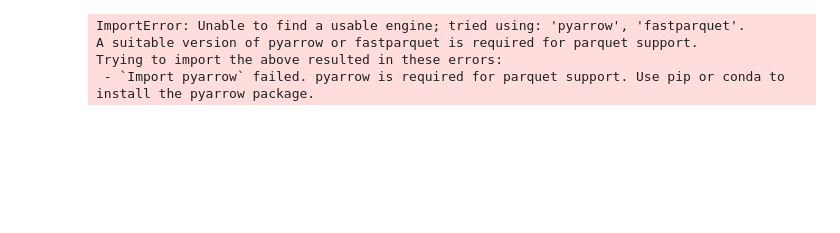
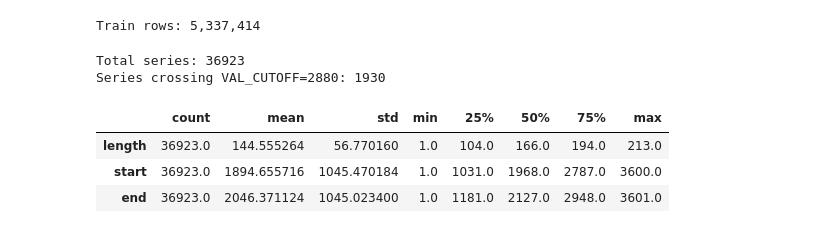
Before and after one commit to kaushalnandaniya/HedgeFund_TimeSeriesForcasting, a Jupyter notebook: 03_af.ipynb, the cells around one changed output. Saved outputs shown, nothing was run; the diff lists cells and outputs as text; code cells hidden in the pictures; blank space fills up the shorter version.

```diff
--- a/03_af.ipynb
+++ b/03_af.ipynb
@@ -3,22 +5,21 @@ import numpy as np
 import pandas as pd
 import matplotlib.pyplot as plt
 from pathlib import Path
+from statsmodels.tsa.arima.model import ARIMA
+from statsmodels.tsa.statespace.sarimax import SARIMAX
+
 PROJECT_ROOT = Path.cwd() if (Path.cwd() / 'data').exists() else Path.cwd().parent
 DATA_DIR = PROJECT_ROOT / 'data' / 'ts-forecasting'
+SEED = 42
 VAL_CUTOFF = 2880
-SEED = 42
-rng = np.random.default_rng(SEED)
+SAMPLE_SIZE = 200
 
-train = pd.read_parquet(DATA_DIR / 'train.parquet')
-test = pd.read_parquet(DATA_DIR / 'test.parquet')
-
-feature_cols = [c for c in train.columns if c.startswith('feature_')]
+train = pd.read_parquet(
+    DATA_DIR / 'train.parquet',
+    columns=['code', 'sub_code', 'sub_category', 'horizon', 'ts_index', 'y_target', 'weight'],
+)
 series_keys = ['code', 'sub_code', 'sub_category', 'horizon']
 
-print(f'Train: {train.shape}, Test: {test.shape}')
-print(f'Features: {len(feature_cols)}, Series keys: {series_keys}')
+print(f'Train rows: {len(train):,}')
 # %% [output]
-ImportError: Unable to find a usable engine; tried using: 'pyarrow', 'fastparquet'.
-A suitable version of pyarrow or fastparquet is required for parquet support.
-Trying to import the above resulted in these errors:
- - `Import pyarrow` failed. pyarrow is required for parquet support. Use pip or conda to install the pyarrow package.
+Train rows: 5,337,414
@@ -24,0 +111,22 @@ Trying to import the above resulted in these errors:
+# %%
+series_stats = (
+    train.groupby(series_keys)
+         .agg(length=('ts_index', 'size'),
+              start=('ts_index', 'min'),
+              end=('ts_index', 'max'),
+              total_weight=('weight', 'sum'),
+              target_std=('y_target', 'std'))
+         .reset_index()
+)
+series_stats['crosses_cutoff'] = (series_stats['start'] <= VAL_CUTOFF) & (series_stats['end'] > VAL_CUTOFF)
+
+print(f'Total series: {len(series_stats)}')
+print(f'Series crossing VAL_CUTOFF={VAL_CUTOFF}: {series_stats["crosses_cutoff"].sum()}')
+series_stats[['length', 'start', 'end']].describe().T
+# %% [output]
+Total series: 36923
+Series crossing VAL_CUTOFF=2880: 1930
+|  | count | mean | std | min | 25% | 50% | 75% | max |
+| length | 36923.0 | 144.555264 | 56.770160 | 1.0 | 104.0 | 166.0 | 194.0 | 213.0 |
+| start | 36923.0 | 1894.655716 | 1045.470184 | 1.0 | 1031.0 | 1968.0 | 2787.0 | 3600.0 |
+| end | 36923.0 | 2046.371124 | 1045.023400 | 1.0 | 1181.0 | 2127.0 | 2948.0 | 3601.0 |
```
Also changed, not shown: parts of 14 cells of this notebook, 3 other files.
